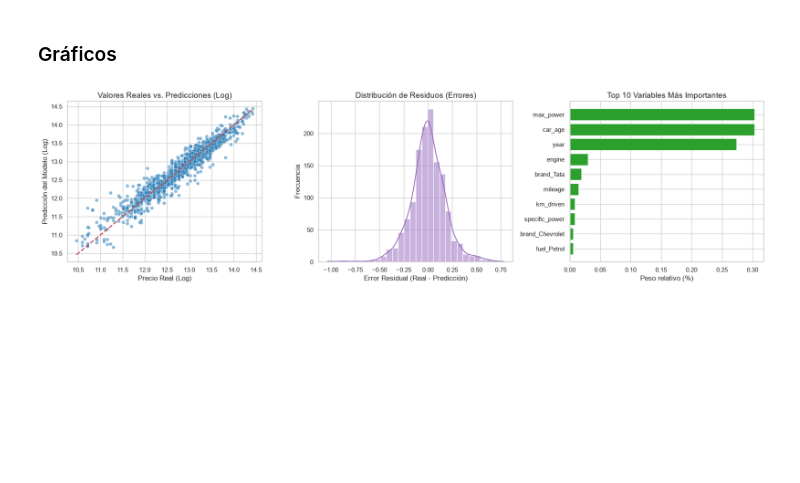
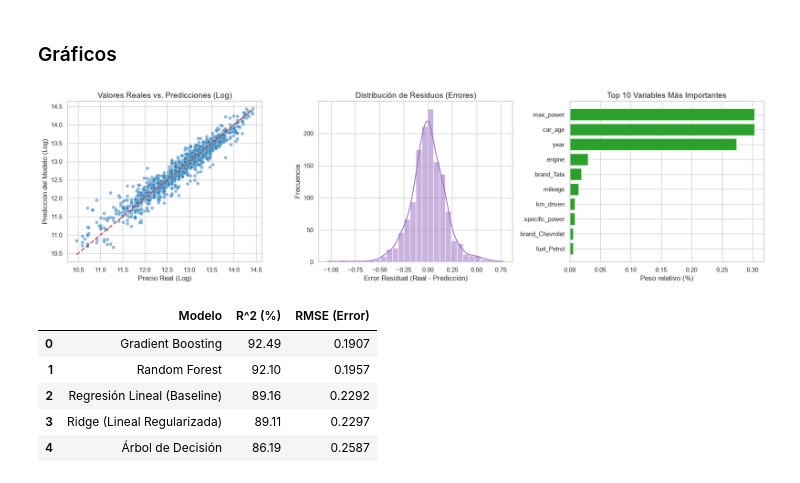
Before and after one commit to silveraMatu/car-price-prediction, a Jupyter notebook: model/model-main.ipynb, the cells around one changed output. Saved outputs shown, nothing was run; the diff lists cells and outputs as text; code cells hidden in the pictures; blank space fills up the shorter version.

Commit message:
Model benchmarking para comprobar la eficiencia y rendimiento del modelo elegido frente a otros modelos de regresión

```diff
--- a/model/model-main.ipynb
+++ b/model/model-main.ipynb
@@ -310,3 +310,44 @@ plt.tight_layout()
 plt.show()
 # %% [output]
 [figure]
+# %%
+#Model Benchmarking
+
+from sklearn.linear_model import LinearRegression, Ridge
+from sklearn.tree import DecisionTreeRegressor
+from sklearn.ensemble import RandomForestRegressor, GradientBoostingRegressor
+
+modelos = {
+    "Regresión Lineal (Baseline)": LinearRegression(),
+    "Ridge (Lineal Regularizada)": Ridge(alpha=1.0),
+    "Árbol de Decisión": DecisionTreeRegressor(random_state=42),
+    "Random Forest": RandomForestRegressor(n_estimators=200, random_state=42),
+    "Gradient Boosting": GradientBoostingRegressor(n_estimators=200, learning_rate=0.1, max_depth=4, random_state=42)
+}
+
+resultados = []
+
+for nombre, modelo in modelos.items():
+    modelo.fit(X_train, y_train)
+
+    y_pred = modelo.predict(X_test)
+
+    r2 = r2_score(y_test, y_pred)
+    rmse = np.sqrt(mean_squared_error(y_test, y_pred))
+
+    resultados.append({
+        "Modelo": nombre,
+        "R^2 (%)": round(r2 * 100, 2),
+        "RMSE (Error)": round(rmse, 4)
+    })
+
+df_resultados = pd.DataFrame(resultados).sort_values(by="R^2 (%)", ascending=False).reset_index(drop=True)
+
+display(df_resultados)
+# %% [output]
+|  | Modelo | R^2 (%) | RMSE (Error) |
+| 0 | Gradient Boosting | 92.49 | 0.1907 |
+| 1 | Random Forest | 92.10 | 0.1957 |
+| 2 | Regresión Lineal (Baseline) | 89.16 | 0.2292 |
+| 3 | Ridge (Lineal Regularizada) | 89.11 | 0.2297 |
+| 4 | Árbol de Decisión | 86.19 | 0.2587 |
```
